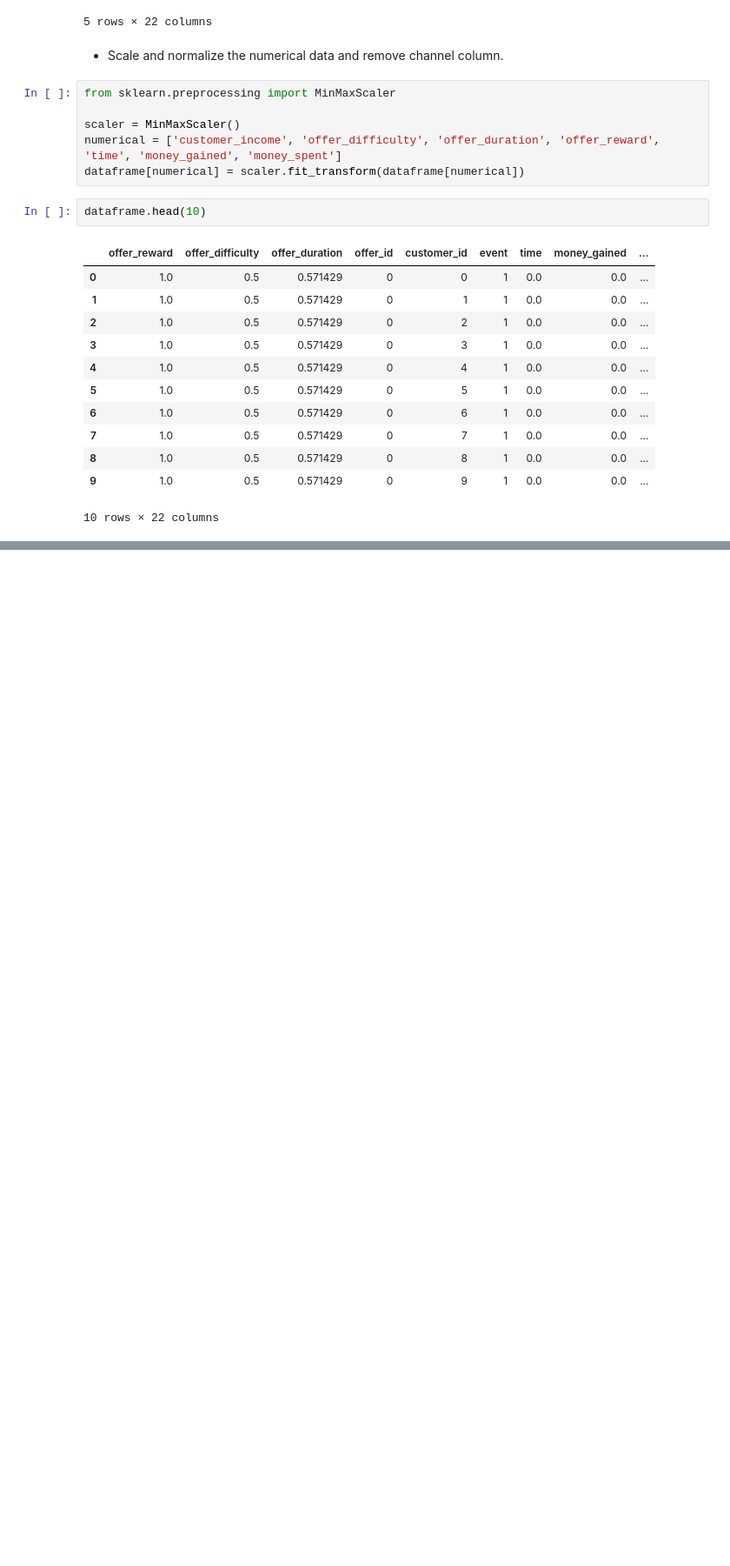
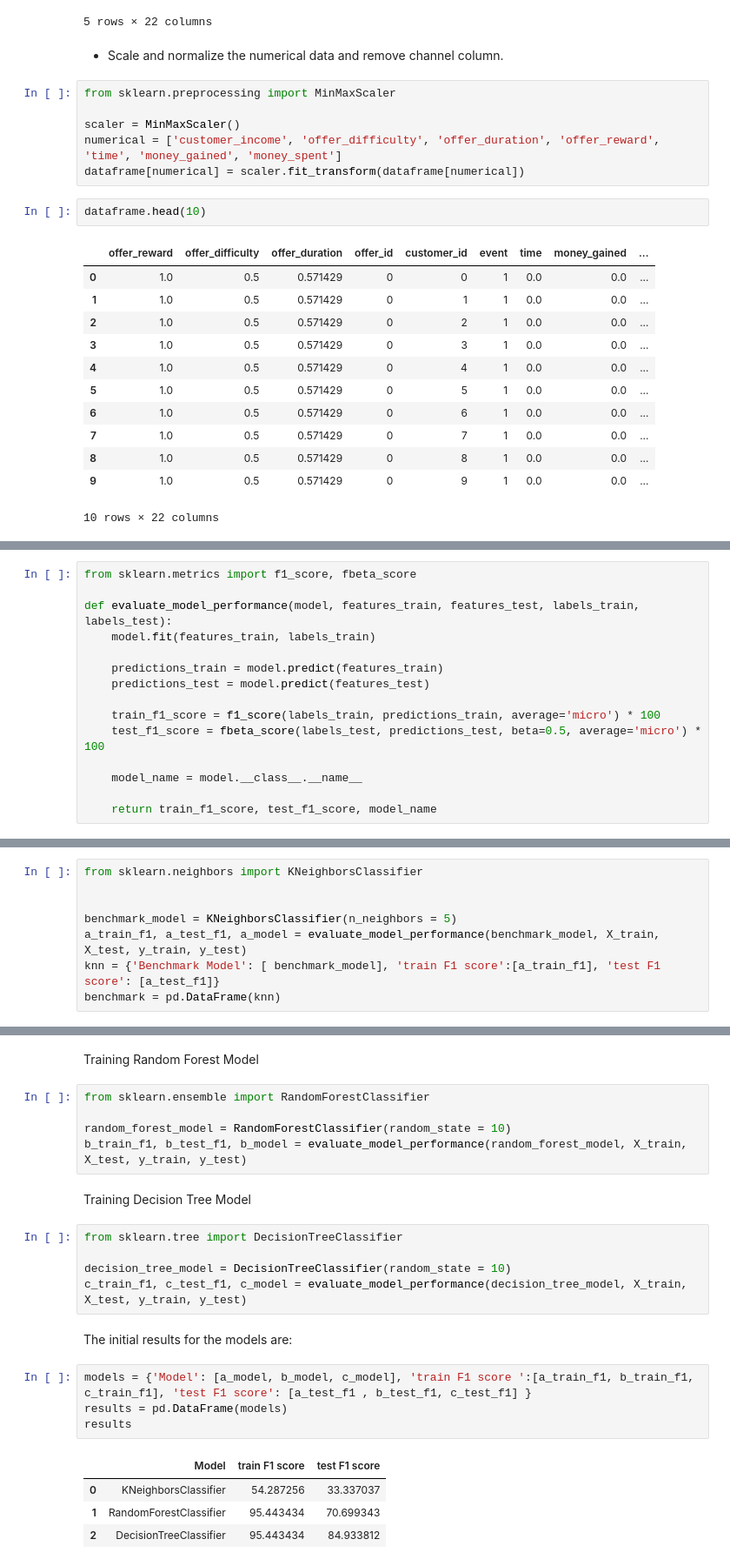
Before and after one commit to Ermess94/capstone-project-udacity, a Jupyter notebook: project_report.ipynb, the cells around one changed output, grey strips where cells are left out. Shown: that part at 87% size. Drawn from its saved outputs; the diff is of its cells as text; blank space fills up the shorter version.

```diff
--- a/project_report.ipynb
+++ b/project_report.ipynb
@@ -923,0 +935,15 @@ In this section, you will need to discuss the process of improvement you made up
+# %%
+from sklearn.metrics import f1_score, fbeta_score
+
+def evaluate_model_performance(model, features_train, features_test, labels_train, labels_test):
+    model.fit(features_train, labels_train)
+
+    predictions_train = model.predict(features_train)
+    predictions_test = model.predict(features_test)
+
+    train_f1_score = f1_score(labels_train, predictions_train, average='micro') * 100
+    test_f1_score = fbeta_score(labels_test, predictions_test, beta=0.5, average='micro') * 100
+
+    model_name = model.__class__.__name__
+
+    return train_f1_score, test_f1_score, model_name
@@ -923,0 +952,8 @@ In this section, you will need to discuss the process of improvement you made up
+# %%
+from sklearn.neighbors import KNeighborsClassifier
+
+
+benchmark_model = KNeighborsClassifier(n_neighbors = 5)
+a_train_f1, a_test_f1, a_model = evaluate_model_performance(benchmark_model, X_train, X_test, y_train, y_test)
+knn = {'Benchmark Model': [ benchmark_model], 'train F1 score':[a_train_f1], 'test F1 score': [a_test_f1]}
+benchmark = pd.DataFrame(knn)
@@ -923,0 +965,25 @@ In this section, you will need to discuss the process of improvement you made up
+# %% [markdown]
+Training Random Forest Model
+# %%
+from sklearn.ensemble import RandomForestClassifier
+
+random_forest_model = RandomForestClassifier(random_state = 10)
+b_train_f1, b_test_f1, b_model = evaluate_model_performance(random_forest_model, X_train, X_test, y_train, y_test)
+# %% [markdown]
+Training Decision Tree Model
+# %%
+from sklearn.tree import DecisionTreeClassifier
+
+decision_tree_model = DecisionTreeClassifier(random_state = 10)
+c_train_f1, c_test_f1, c_model = evaluate_model_performance(decision_tree_model, X_train, X_test, y_train, y_test)
+# %% [markdown]
+The initial results for the models are:
+# %%
+models = {'Model': [a_model, b_model, c_model], 'train F1 score ':[a_train_f1, b_train_f1, c_train_f1], 'test F1 score': [a_test_f1 , b_test_f1, c_test_f1] }
+results = pd.DataFrame(models)
+results
+# %% [output]
+|  | Model | train F1 score | test F1 score |
+| 0 | KNeighborsClassifier | 54.287256 | 33.337037 |
+| 1 | RandomForestClassifier | 95.443434 | 70.699343 |
+| 2 | DecisionTreeClassifier | 95.443434 | 84.933812 |
```
Also changed, not shown: parts of 19 cells of this notebook.
